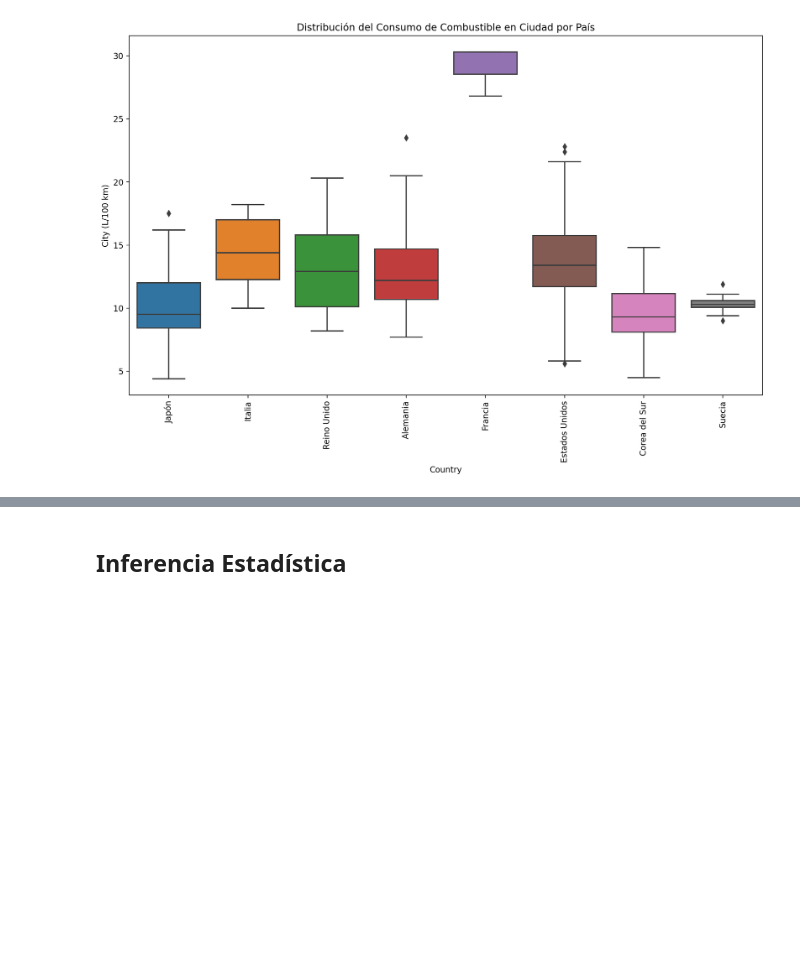
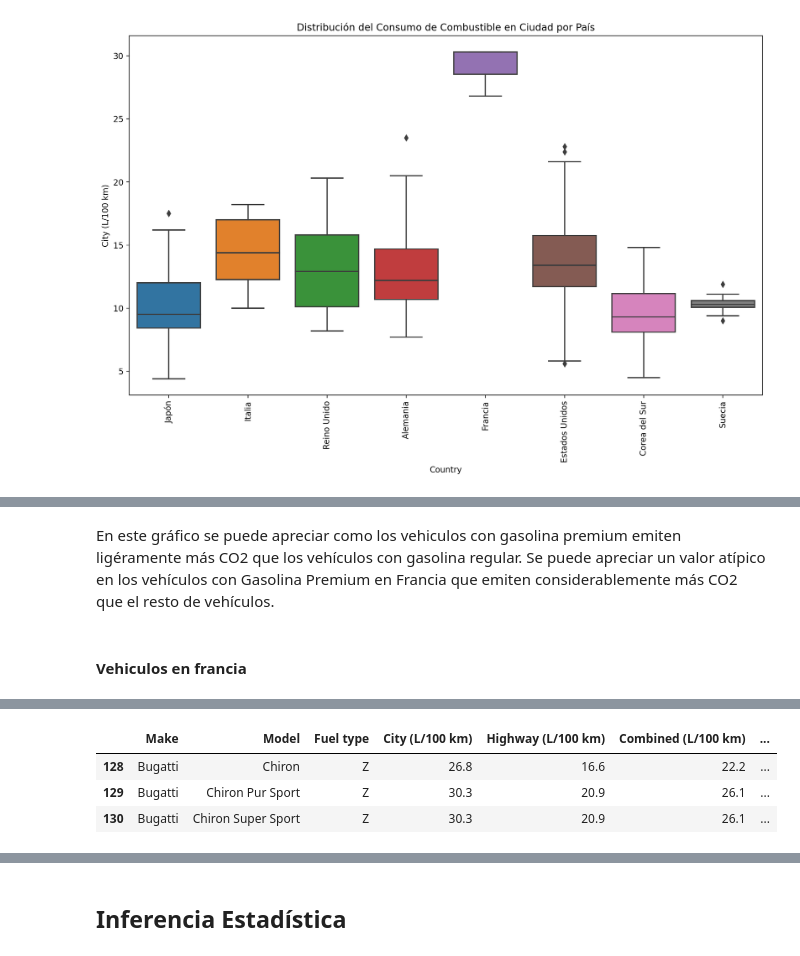
Before and after one commit to xliee/inferencia-trabajo-2024, a Jupyter notebook: trabajo.ipynb, the cells around one changed output, grey strips where cells are left out. Drawn from its saved outputs; the diff is of its cells as text; code cells hidden in the pictures; blank space fills up the shorter version.

```diff
--- a/trabajo.ipynb
+++ b/trabajo.ipynb
@@ -236,0 +360,9 @@ max              608.000000    9.000000     8.000000
+# %% [markdown]
+En este gráfico se puede apreciar como los vehiculos con gasolina premium emiten ligéramente más CO2 que los vehículos con gasolina regular. Se puede apreciar un valor atípico en los vehículos con Gasolina Premium en Francia que emiten considerablemente más CO2 que el resto de vehículos.
+# %% [markdown]
+#### Vehiculos en francia
+# %%
+# Ver los vehiculos franceses, su tipo de combustible, consumo, emisiones
+df_francia = df[df['Country'] == 'Francia'][['Make', 'Model', 'Fuel type', 'City (L/100 km)', 'Highway (L/100 km)', 'Combined (L/100 km)', 'CO2 emissions (g/km)']]
+df_francia
+# %% [output]
@@ -236,0 +370,4 @@ max              608.000000    9.000000     8.000000
+|  | Make | Model | Fuel type | City (L/100 km) | Highway (L/100 km) | Combined (L/100 km) | ... |
+| 128 | Bugatti | Chiron | Z | 26.8 | 16.6 | 22.2 | ... |
+| 129 | Bugatti | Chiron Pur Sport | Z | 30.3 | 20.9 | 26.1 | ... |
+| 130 | Bugatti | Chiron Super Sport | Z | 30.3 | 20.9 | 26.1 | ... |
```
Also changed, not shown: parts of 20 cells of this notebook, 1 other file.
